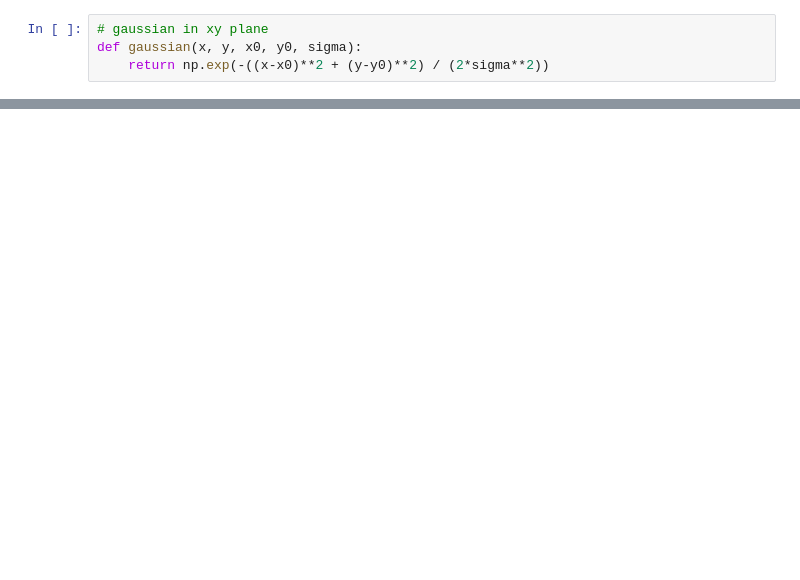
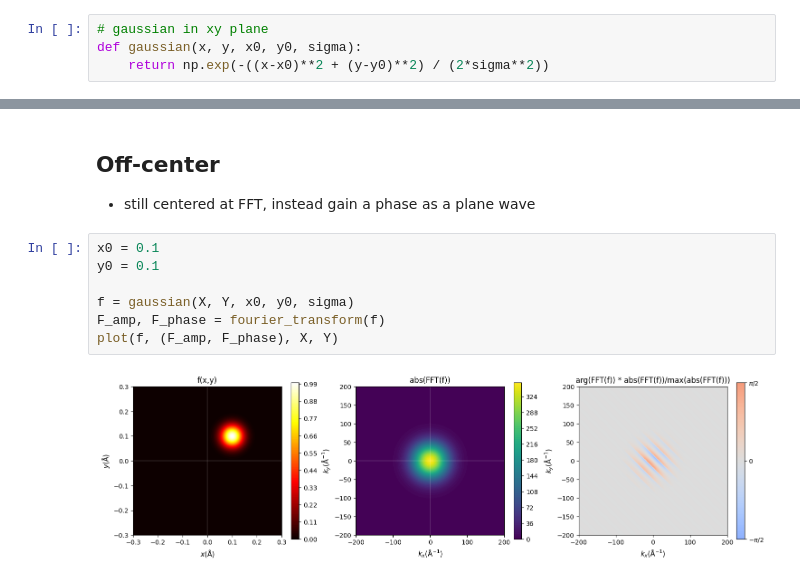
Before and after one commit to liborsold/fft_electronic_spin_density, a Jupyter notebook: fft_examples.ipynb, the cells around one changed output, grey strips where cells are left out. Drawn from its saved outputs; the diff is of its cells as text; blank space fills up the shorter version.

```diff
--- a/fft_examples.ipynb
+++ b/fft_examples.ipynb
@@ -85,0 +128,12 @@ plot(f, (F_amp, F_phase), X, Y)
+# %% [markdown]
+## Off-center
+- still centered at FFT, instead gain a phase as a plane wave
+# %%
+x0 = 0.1
+y0 = 0.1
+
+f = gaussian(X, Y, x0, y0, sigma)
+F_amp, F_phase = fourier_transform(f)
+plot(f, (F_amp, F_phase), X, Y)
+# %% [output]
+[figure, added]
```
Also changed, not shown: parts of 12 cells of this notebook.
